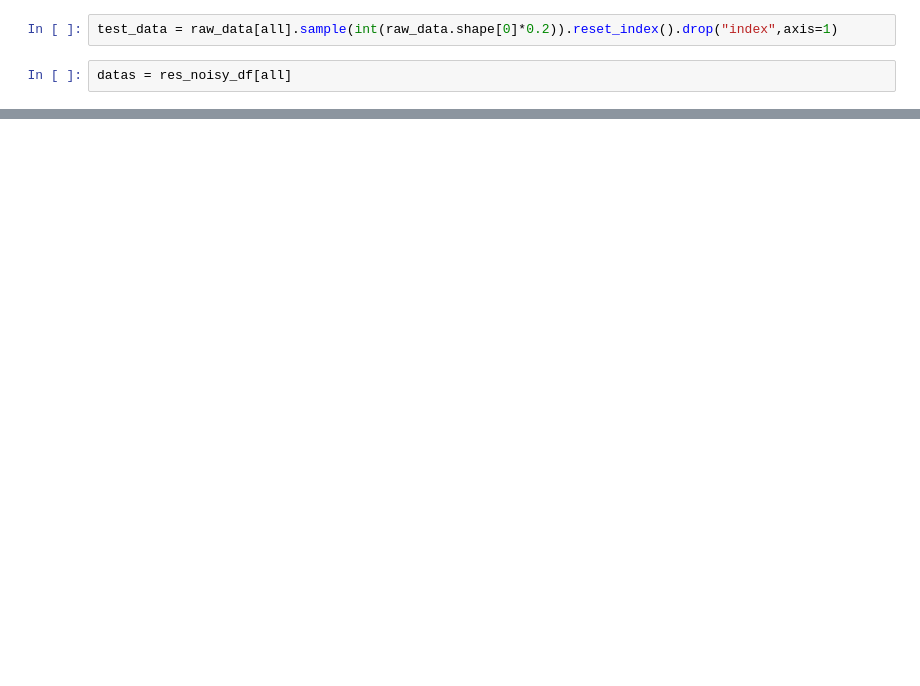
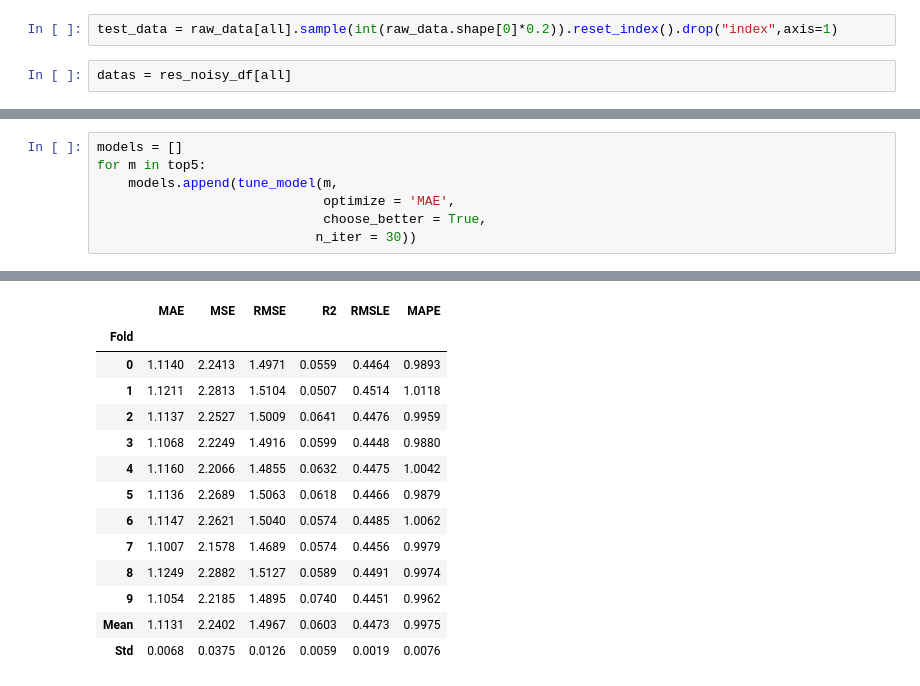
Before and after one commit to YEUNU/dacon_0719, a Jupyter notebook: main.ipynb, the cells around one changed output, grey strips where cells are left out. Cells and saved outputs as stored; diff of their text form; blank space fills up the shorter version.

```diff
--- a/main.ipynb
+++ b/main.ipynb
@@ -186,0 +150,8 @@ Transformation Pipeline and Model Successfully Saved
+# %%
+models = []
+for m in top5:
+    models.append(tune_model(m,
+                             optimize = 'MAE',
+                             choose_better = True,
+                            n_iter = 30))
+# %% [output]
@@ -186,0 +159,14 @@ Transformation Pipeline and Model Successfully Saved
+|  | MAE | MSE | RMSE | R2 | RMSLE | MAPE |
+| Fold |  |  |  |  |  |  |
+| 0 | 1.1140 | 2.2413 | 1.4971 | 0.0559 | 0.4464 | 0.9893 |
+| 1 | 1.1211 | 2.2813 | 1.5104 | 0.0507 | 0.4514 | 1.0118 |
+| 2 | 1.1137 | 2.2527 | 1.5009 | 0.0641 | 0.4476 | 0.9959 |
+| 3 | 1.1068 | 2.2249 | 1.4916 | 0.0599 | 0.4448 | 0.9880 |
+| 4 | 1.1160 | 2.2066 | 1.4855 | 0.0632 | 0.4475 | 1.0042 |
+| 5 | 1.1136 | 2.2689 | 1.5063 | 0.0618 | 0.4466 | 0.9879 |
+| 6 | 1.1147 | 2.2621 | 1.5040 | 0.0574 | 0.4485 | 1.0062 |
+| 7 | 1.1007 | 2.1578 | 1.4689 | 0.0574 | 0.4456 | 0.9979 |
+| 8 | 1.1249 | 2.2882 | 1.5127 | 0.0589 | 0.4491 | 0.9974 |
+| 9 | 1.1054 | 2.2185 | 1.4895 | 0.0740 | 0.4451 | 0.9962 |
+| Mean | 1.1131 | 2.2402 | 1.4967 | 0.0603 | 0.4473 | 0.9975 |
+| Std | 0.0068 | 0.0375 | 0.0126 | 0.0059 | 0.0019 | 0.0076 |
```
Also changed, not shown: parts of 12 cells of this notebook, 1 other file.
